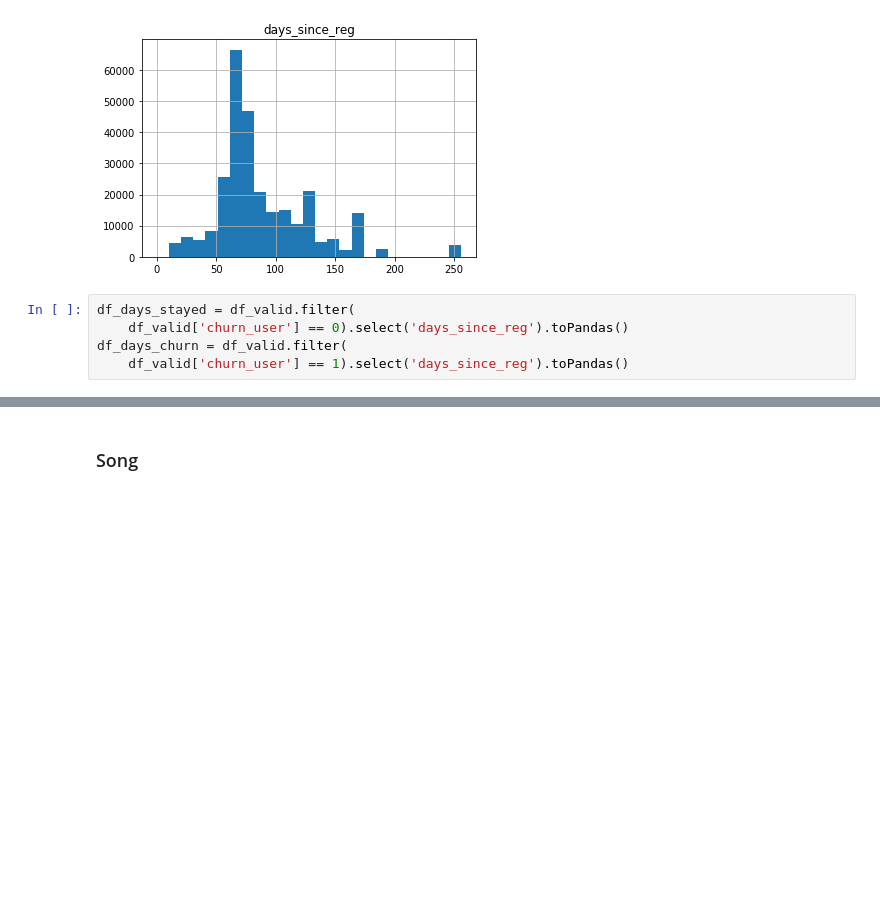
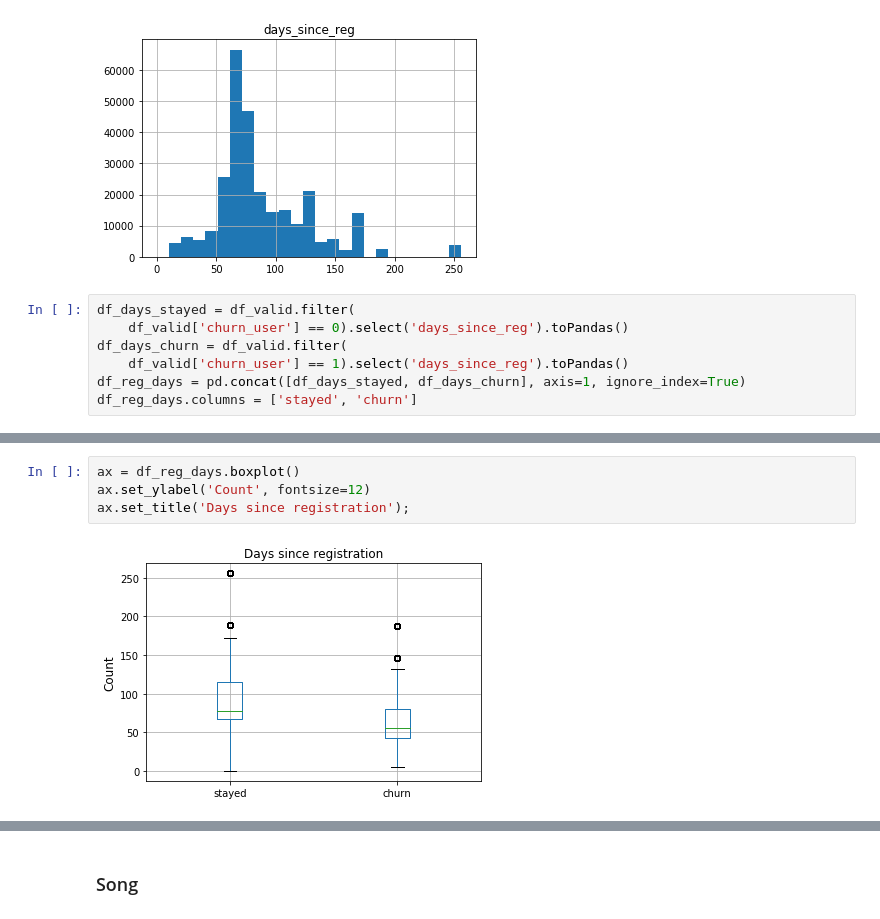
Before and after one commit to alwz1/Sparkify, a Jupyter notebook: Sparkify.ipynb, the cells around one changed output, grey strips where cells are left out. Drawn from its saved outputs; the diff is of its cells as text; blank space fills up the shorter version.

```diff
--- a/Sparkify.ipynb
+++ b/Sparkify.ipynb
@@ -571,3 +572,5 @@ df_days_stayed = df_valid.filter(
     df_valid['churn_user'] == 0).select('days_since_reg').toPandas()
 df_days_churn = df_valid.filter(
     df_valid['churn_user'] == 1).select('days_since_reg').toPandas()
+df_reg_days = pd.concat([df_days_stayed, df_days_churn], axis=1, ignore_index=True)
+df_reg_days.columns = ['stayed', 'churn']
@@ -618,0 +583,6 @@ only showing top 5 rows
+# %%
+ax = df_reg_days.boxplot()
+ax.set_ylabel('Count', fontsize=12)
+ax.set_title('Days since registration');
+# %% [output]
+[figure, added]
```
Also changed, not shown: parts of 124 cells of this notebook.
